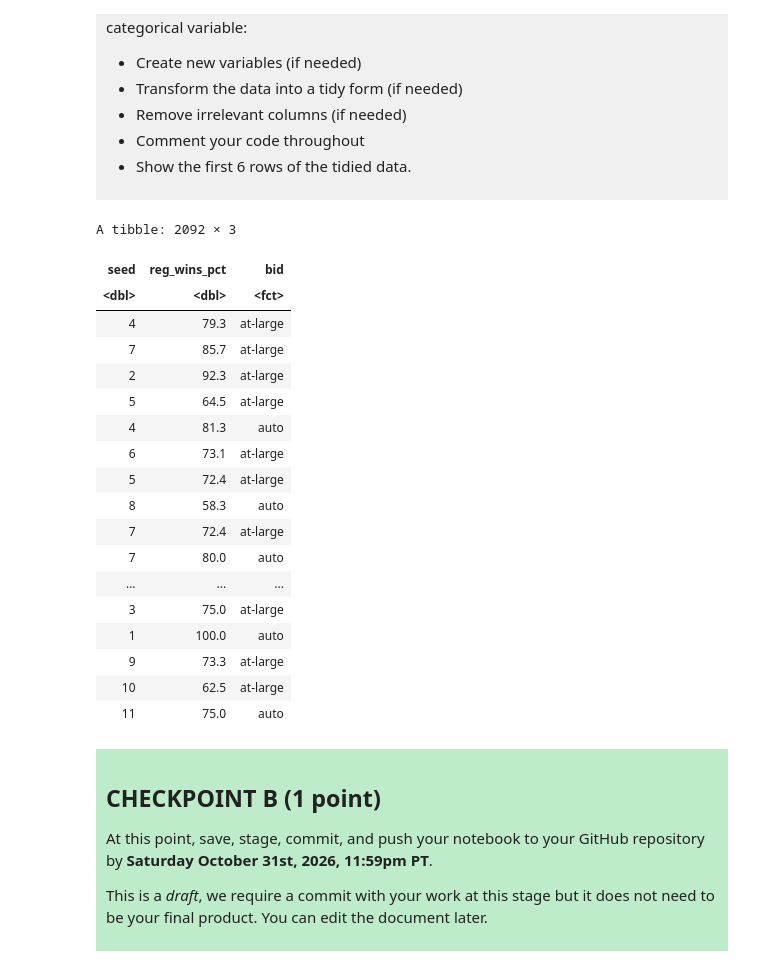
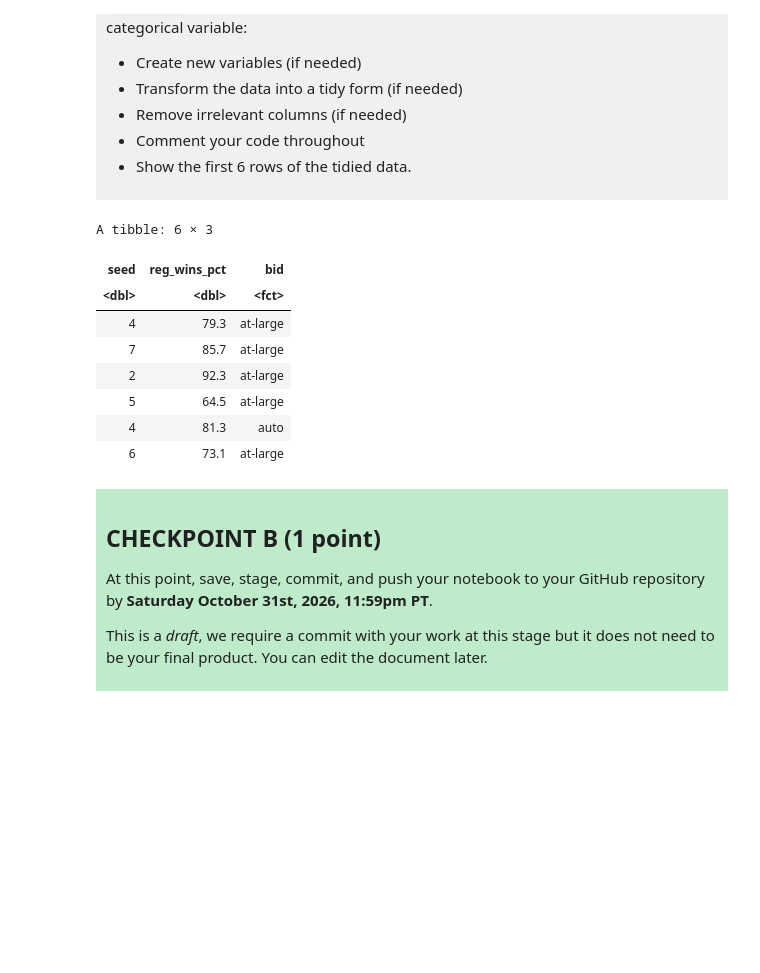
Before and after one commit to wangv8-boop/dsci-100-project-vivienne-wang, a Jupyter notebook: dsci-100-project-notebook.ipynb, the cells around one changed output. Saved outputs shown, nothing was run; the diff lists cells and outputs as text; code cells hidden in the pictures; blank space fills up the shorter version.

```diff
--- a/dsci-100-project-notebook.ipynb
+++ b/dsci-100-project-notebook.ipynb
@@ -214,29 +224,19 @@ Produce a tidy data set that could be used to answer your research question usin
 # %%
 data_tidy <- data |>
     select(seed, reg_wins_pct, bid) |>
     mutate(bid = as_factor(bid))
 
-data_tidy
+head(data_tidy)
 # %% [output]
-A tibble: 2092 × 3
+A tibble: 6 × 3
 | seed | reg_wins_pct | bid |
 | <dbl> | <dbl> | <fct> |
 | 4 | 79.3 | at-large |
 | 7 | 85.7 | at-large |
 | 2 | 92.3 | at-large |
 | 5 | 64.5 | at-large |
 | 4 | 81.3 | auto |
 | 6 | 73.1 | at-large |
-| 5 | 72.4 | at-large |
-| 8 | 58.3 | auto |
-| 7 | 72.4 | at-large |
-| 7 | 80.0 | auto |
-| ... | ... | ... |
-| 3 | 75.0 | at-large |
-| 1 | 100.0 | auto |
-| 9 | 73.3 | at-large |
-| 10 | 62.5 | at-large |
-| 11 | 75.0 | auto |
 # %% [markdown]
 <div style="background-color: #beebca; padding: 10px;">
 
```
Also changed, not shown: parts of 11 cells of this notebook.
